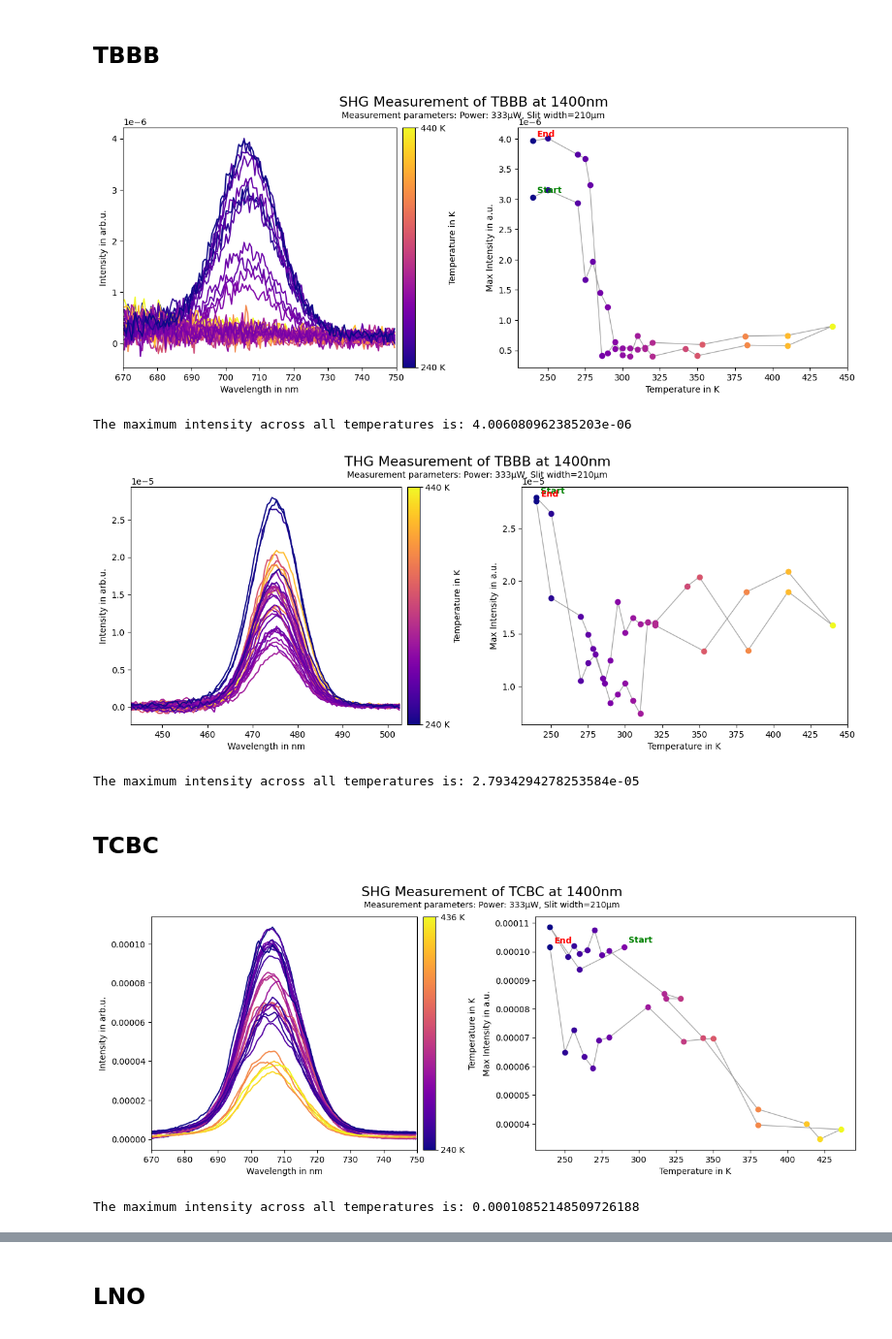
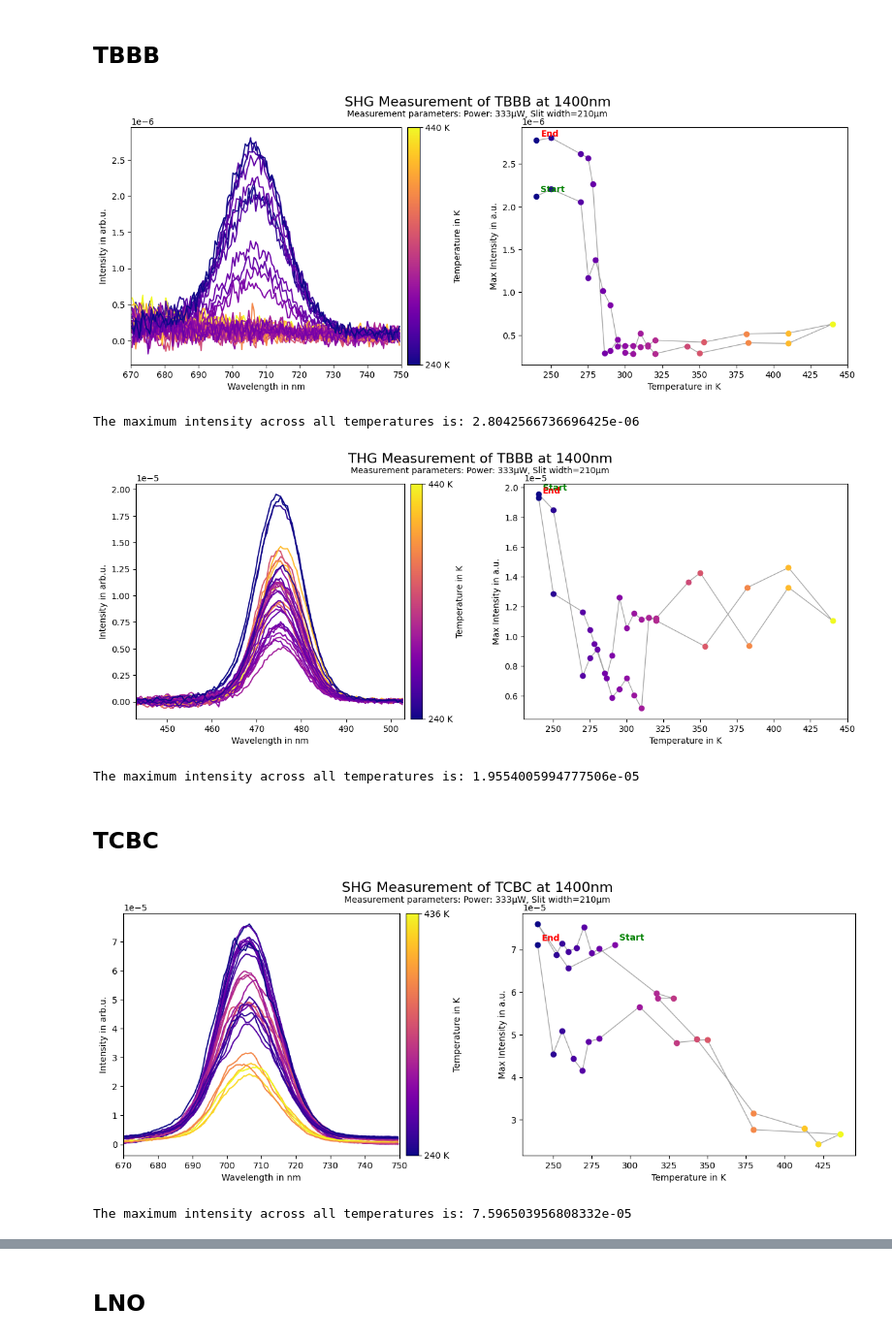
Before and after one commit to FlorianAdamczyk/auswertung_neu, a Jupyter notebook: 2025-05-27 Auswertung TCBC TBBB LNO/2025-05-27_auswertung_TCBC-TBBB-LNO.ipynb, the cells around one changed output, grey strips where cells are left out. Shown at 97% size. Cells and saved outputs as stored; diff of their text form; code cells hidden in the pictures.

Commit message:
0.07 rescaled und reihenfolge überprüft - stimmt!

```diff
--- a/2025-05-27 Auswertung TCBC TBBB LNO/2025-05-27_auswertung_TCBC-TBBB-LNO.ipynb
+++ b/2025-05-27 Auswertung TCBC TBBB LNO/2025-05-27_auswertung_TCBC-TBBB-LNO.ipynb
@@ -59,7 +59,7 @@ peaks_for_line = []
 
 for idx, (f, meas_no, temperature) in enumerate(sorted_files):
     freqs, intensities = dat2array(f)
-    intensities = [val / 92359591.2 for val in intensities]
+    intensities = [val / 131942273.14285715 for val in intensities]
     filtered_data = [(fr, i) for fr, i in zip(freqs, intensities) if x_range[0] <= fr <= x_range[1]]
     filtered_freqs, filtered_intensities = zip(*filtered_data) if filtered_data else ([], [])
 
@@ -95,15 +95,15 @@ ax1.set_xlabel('Temperature in K')
 ax1.set_ylabel('Max Intensity in a.u.')
 
 fig.suptitle('SHG Measurement of TBBB at 1400nm', fontsize=16)
-fig.text(0.5, 0.91, "Measurement parameters: Power: 333µW, Slit width=210µm", ha="center")
+fig.text(0.5, 0.914, "Measurement parameters: Power: 333µW, Slit width=210µm", ha="center")
 plt.show()
 fig.savefig('./TBBB_SHG.png', dpi=600, bbox_inches='tight')
 fig.savefig('./TBBB_SHG.pdf', dpi=600, bbox_inches='tight')
 # Print the maximum value from the peak_list
 print("The maximum intensity across all temperatures is:", max(peak_list))
 # %% [output]
-[figure, old version]
+[figure, new version]
-The maximum intensity across all temperatures is: 4.006080962385203e-06
+The maximum intensity across all temperatures is: 2.8042566736696425e-06
 # %%
 # Define the range for the x-axis
 middle_value = 473
@@ -141,7 +141,7 @@ peaks_for_line = []
 
 for idx, (f, meas_no, temperature) in enumerate(sorted_files):
     freqs, intensities = dat2array(f)
-    intensities = [val / 92359591.2 for val in intensities]
+    intensities = [val / 131942273.14285715 for val in intensities]
     filtered_data = [(fr, i) for fr, i in zip(freqs, intensities) if x_range[0] <= fr <= x_range[1]]
     filtered_freqs, filtered_intensities = zip(*filtered_data) if filtered_data else ([], [])
 
@@ -177,15 +177,15 @@ ax1.set_xlabel('Temperature in K')
 ax1.set_ylabel('Max Intensity in a.u.')
 
 fig.suptitle('THG Measurement of TBBB at 1400nm', fontsize=16)
-fig.text(0.5, 0.91, "Measurement parameters: Power: 333µW, Slit width=210µm", ha="center")
+fig.text(0.5, 0.914, "Measurement parameters: Power: 333µW, Slit width=210µm", ha="center")
 plt.show()
 fig.savefig('./TBBB_THG.png', dpi=600, bbox_inches='tight')
 fig.savefig('./TBBB_THG.pdf', dpi=600, bbox_inches='tight')
 # Print the maximum value from the peak_list
 print("The maximum intensity across all temperatures is:", max(peak_list))
 # %% [output]
-[figure, old version]
+[figure, new version]
-The maximum intensity across all temperatures is: 2.7934294278253584e-05
+The maximum intensity across all temperatures is: 1.9554005994777506e-05
 # %% [markdown]
 ## TCBC
 # %%
@@ -225,7 +225,7 @@ peaks_for_line = []
 
 for idx, (f, meas_no, temperature) in enumerate(sorted_files):
     freqs, intensities = dat2array(f)
-    intensities = [val / 92359591.2 for val in intensities]
+    intensities = [val / 131942273.14285715 for val in intensities]
     filtered_data = [(fr, i) for fr, i in zip(freqs, intensities) if x_range[0] <= fr <= x_range[1]]
     filtered_freqs, filtered_intensities = zip(*filtered_data) if filtered_data else ([], [])
 
@@ -240,36 +240,42 @@ for idx, (f, meas_no, temperature) in enumerate(sorted_files):
 # Colorbar für Temperatur
 sm = plt.cm.ScalarMappable(cmap=cm.plasma, norm=norm)
 sm.set_array([])
 cbar = plt.colorbar(sm, ax=ax0, orientation='vertical', pad=0.02)
 cbar.set_label('Temperature in K')
 cbar.set_ticks([min(temperatures), max(temperatures)])
 cbar.set_ticklabels([f"{min(temperatures)} K", f"{max(temperatures)} K"])
 
 # Punkte im rechten Plot verbinden (Messreihenfolge)
 ax1.plot(temps_for_line, peaks_for_line, color='gray', linewidth=1, alpha=0.7, zorder=0)
 
 # Start- und Endpunkt beschriften
 if temps_for_line and peaks_for_line:
     ax1.annotate('Start', xy=(temps_for_line[0], peaks_for_line[0]), xytext=(5, 5), textcoords='offset points', fontsize=10, color='green', fontweight='bold')
     ax1.annotate('End', xy=(temps_for_line[-1], peaks_for_line[-1]), xytext=(5, 5), textcoords='offset points', fontsize=10, color='red', fontweight='bold')
 
 ax0.set_xlim(x_range)
 ax0.set_xlabel('Wavelength in nm')
 ax0.set_ylabel('Intensity in arb.u.')
 
 ax1.set_xlabel('Temperature in K')
 ax1.set_ylabel('Max Intensity in a.u.')
 
 fig.suptitle('SHG Measurement of TCBC at 1400nm', fontsize=16)
-fig.text(0.5, 0.91, "Measurement parameters: Power: 333µW, Slit width=210µm", ha="center")
+fig.text(0.5, 0.914, "Measurement parameters: Power: 333µW, Slit width=210µm", ha="center")
 plt.show()
 fig.savefig('./TCBC_SHG.png', dpi=600, bbox_inches='tight')
 fig.savefig('./TCBC_SHG.pdf', dpi=600, bbox_inches='tight')
 # Print the maximum value from the peak_list
 print("The maximum intensity across all temperatures is:", max(peak_list))
+
+
+# # Ausgabe der Dateinamen in der sortierten Reihenfolge
+# print("Sortierte Dateinamen (Messreihenfolge):")
+# for f, meas_no, temperature in sorted_files:
+#     print(f)
 # %% [output]
-[figure, old version]
+[figure, new version]
-The maximum intensity across all temperatures is: 0.00010852148509726188
+The maximum intensity across all temperatures is: 7.596503956808332e-05
 # %%
 # Define the range for the x-axis
 middle_value = 473
```
Also changed, not shown: parts of 3 cells of this notebook, 12 other files.
